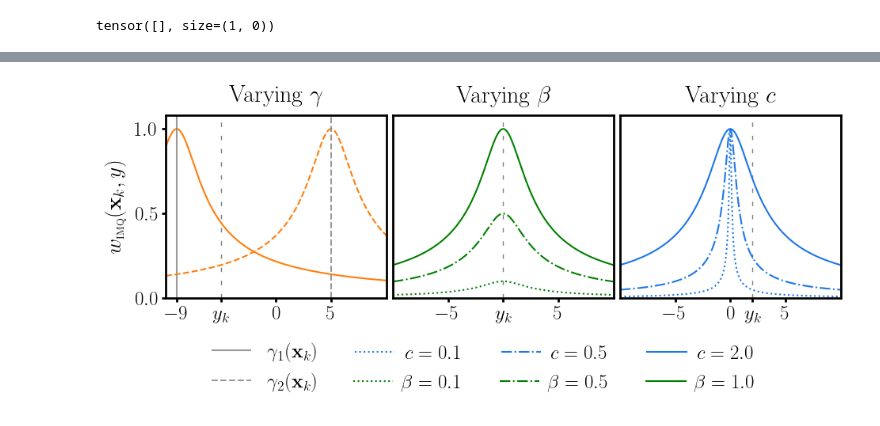
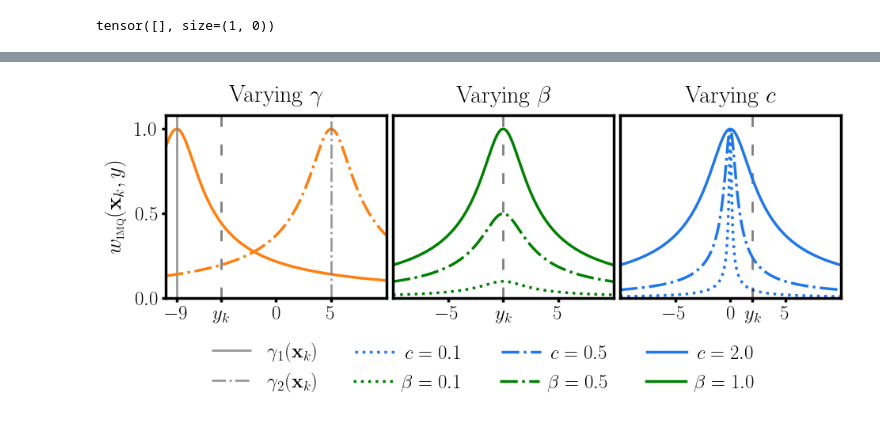
Before and after one commit to williamlaplante/ST-RCGP, a Jupyter notebook: experiments/weight-function-testing/weight-function-IMQ-varying-inputs.ipynb, the cells around one changed output, grey strips where cells are left out. Cells and saved outputs as stored; diff of their text form; code cells hidden in the pictures.

Commit message:
modified experiment a little for thicker lines

```diff
--- a/experiments/weight-function-testing/weight-function-IMQ-varying-inputs.ipynb
+++ b/experiments/weight-function-testing/weight-function-IMQ-varying-inputs.ipynb
@@ -246,18 +247,19 @@ axs[0].set_ylabel(r"$w_{\small \textrm{IMQ}} (\mathbf{x}_k, y)$", fontsize=20, l
 # %%
 plt.rc('font', family='serif', size=18)
 plt.rcParams['text.usetex'] = True
-matplotlib.rcParams['lines.linewidth'] = 1.5
+matplotlib.rcParams['lines.linewidth'] = 2.5
 
 lcolor, xcolor = "#1f77e9", "#ff7f0e"
 
+ylinestyle = (0, (5, 8))
 vline_alpha=0.4
-vline_wdith = 1.5
+vline_wdith = 2.
 wmin, wmax=0, 1.08
 
 fig, axs = plt.subplots(1, 3, figsize=(11,3), sharey=True)
 
 #First plot
-for offset, linestyle, sub in zip([-9., 5.], ['-', '--'], [1, 2]):
+for offset, linestyle, sub in zip([-9., 5.], ['-', '-.'], [1, 2]):
     imq_out, imq_grad_out = IMQ_and_gradient(Y=Y, m=m + tc.tensor(offset), beta=1.0, c=2.0)
     axs[0].plot(Y, imq_out, linestyle=linestyle, color=xcolor)
 
@@ -269,7 +271,7 @@ for offset, linestyle, sub in zip([-9., 5.], ['-', '--'], [1, 2]):
     axs[0].vlines(x=offset, ymin=wmin, ymax=wmax, linestyle=linestyle, color='gray', alpha=2*vline_alpha, linewidth=vline_wdith, label=label)
     #axs[0].scatter([-5], [0], marker='x', s=50, color='red', alpha=0.5, clip_on=False, zorder=100)
     if sub==1:
-        axs[0].vlines(x=-5, ymin=wmin, ymax=wmax, color='black', alpha=0.5, linestyle=(0, (4, 8)), linewidth=1.)
+        axs[0].vlines(x=-5, ymin=wmin, ymax=wmax, color='black', alpha=0.5, linestyle=ylinestyle, linewidth=2.)
 
     #axs[2].legend(ncols=1, fontsize=8, frameon=False)
 
@@ -297,7 +299,7 @@ for beta_val, linestyle in zip([0.1, 0.5, 1.], ['dotted', '-.', '-']):
 
     if beta_val==0.1:
         #axs[2].vlines(x=0, ymin=wmin, ymax=wmax, color='red', alpha=0.5, linewidth=0.7)
-        axs[1].vlines(x=0, ymin=wmin, ymax=wmax, color='black', alpha=0.5, linestyle=(0, (4, 8)), linewidth=1.)
+        axs[1].vlines(x=0, ymin=wmin, ymax=wmax, color='black', alpha=0.5, linestyle=ylinestyle, linewidth=2.)
 
 
 
@@ -316,7 +318,7 @@ for c_val, linestyle in zip([0.1, 0.5, 2.], ['dotted', '-.', '-']):
     axs[2].plot(Y, imq_out, linestyle=linestyle, color=lcolor, label=r"$c={}$".format(c_val))
 
     if c_val==0.1:
-        axs[2].vlines(x=2, ymin=wmin, ymax=wmax, color='black', alpha=0.5, linestyle=(0, (4, 8)), linewidth=1.)
+        axs[2].vlines(x=2, ymin=wmin, ymax=wmax, color='black', alpha=0.5, linestyle=ylinestyle, linewidth=2.)
 
 
 axs[2].set_xticks([-5, 0, 2, 5])
@@ -326,33 +328,33 @@ labels[2] = r'$y_k$'
 
 axs[2].set_xticklabels(labels)
 
 
 for ax in axs:
     ax.set_xlim(ymin, ymax)
     ax.set_ylim(wmin, wmax)
 
 for ax in axs.flat:
     # Set linewidth for all spines of each axis
     for spine in ax.spines.values():
-        spine.set_linewidth(2.)
-    ax.tick_params(width=2.)
+        spine.set_linewidth(2.5)
+    ax.tick_params(width=2.5)
 
 fig.subplots_adjust(wspace=0.03)
 
 for ax in axs[1:]:
     ax.tick_params(left=False)
 
 
 axs[0].legend(loc="upper center", bbox_to_anchor=(0.45, -0.225+0.08), ncols=1, fontsize=18, frameon=False)
 axs[1].legend(loc="upper center", bbox_to_anchor=(0.72+0.01, -0.4+0.08), ncols=3, fontsize=18, frameon=False, columnspacing=1.94, handletextpad=0.4) #green
 axs[2].legend(loc="upper center", bbox_to_anchor=(-0.308+0.01, -0.24+0.08), ncol=3, fontsize=18, frameon=False, handletextpad=0.5) #blue
 
 axs[0].set_title(r"Varying $\gamma$", pad=12)
 axs[1].set_title(r"Varying $\beta$", pad=12)
 axs[2].set_title(r"Varying $c$", pad=12)
 
 
 axs[0].set_ylabel(r"$w_{\small \textrm{IMQ}} (\mathbf{x}_k, y)$", fontsize=20, labelpad=8)
 #fig.savefig("./varying-params-IMQ-weight-fct.pdf", format='pdf', bbox_inches='tight')
 # %% [output]
-[figure, old version]
+[figure, new version]
```
Also changed, not shown: parts of 1 cell of this notebook, 3 other files.
